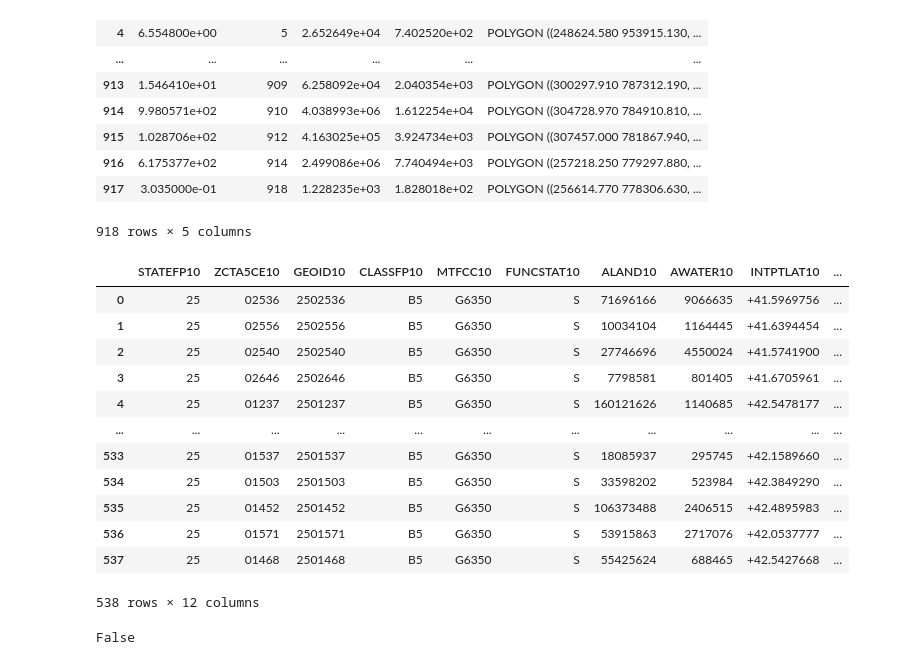
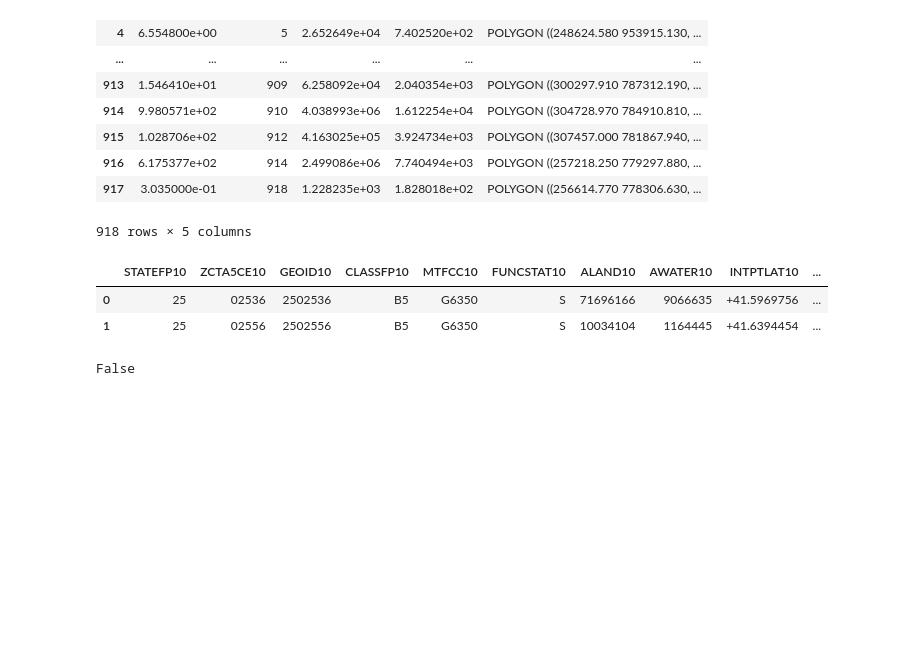
Before and after one commit to zhining-sun/UEP239-FinalProject, a Jupyter notebook: FinalProject_ZhiningSun.ipynb, the cells around one changed output. Cells and saved outputs as stored; diff of their text form; code cells hidden in the pictures; blank space fills up the shorter version.

```diff
--- a/FinalProject_ZhiningSun.ipynb
+++ b/FinalProject_ZhiningSun.ipynb
@@ -87,21 +87,11 @@ Outline
 #Read in ZCTAs
 ZCTA = gpd.read_file('Data/ZCTA/tl_2010_25_zcta510.shp')
 # %%
-ZCTA
+ZCTA.head(2)
 # %% [output]
 |  | STATEFP10 | ZCTA5CE10 | GEOID10 | CLASSFP10 | MTFCC10 | FUNCSTAT10 | ALAND10 | AWATER10 | INTPTLAT10 | ... |
 | 0 | 25 | 02536 | 2502536 | B5 | G6350 | S | 71696166 | 9066635 | +41.5969756 | ... |
 | 1 | 25 | 02556 | 2502556 | B5 | G6350 | S | 10034104 | 1164445 | +41.6394454 | ... |
-| 2 | 25 | 02540 | 2502540 | B5 | G6350 | S | 27746696 | 4550024 | +41.5741900 | ... |
-| 3 | 25 | 02646 | 2502646 | B5 | G6350 | S | 7798581 | 801405 | +41.6705961 | ... |
-| 4 | 25 | 01237 | 2501237 | B5 | G6350 | S | 160121626 | 1140685 | +42.5478177 | ... |
-| ... | ... | ... | ... | ... | ... | ... | ... | ... | ... | ... |
-| 533 | 25 | 01537 | 2501537 | B5 | G6350 | S | 18085937 | 295745 | +42.1589660 | ... |
-| 534 | 25 | 01503 | 2501503 | B5 | G6350 | S | 33598202 | 523984 | +42.3849290 | ... |
-| 535 | 25 | 01452 | 2501452 | B5 | G6350 | S | 106373488 | 2406515 | +42.4895983 | ... |
-| 536 | 25 | 01571 | 2501571 | B5 | G6350 | S | 53915863 | 2717076 | +42.0537777 | ... |
-| 537 | 25 | 01468 | 2501468 | B5 | G6350 | S | 55425624 | 688465 | +42.5427668 | ... |
-538 rows × 12 columns
 # %%
 #We will clip Outline and ZCTA
 #Check for projection
```
Also changed, not shown: parts of 38 cells of this notebook.
